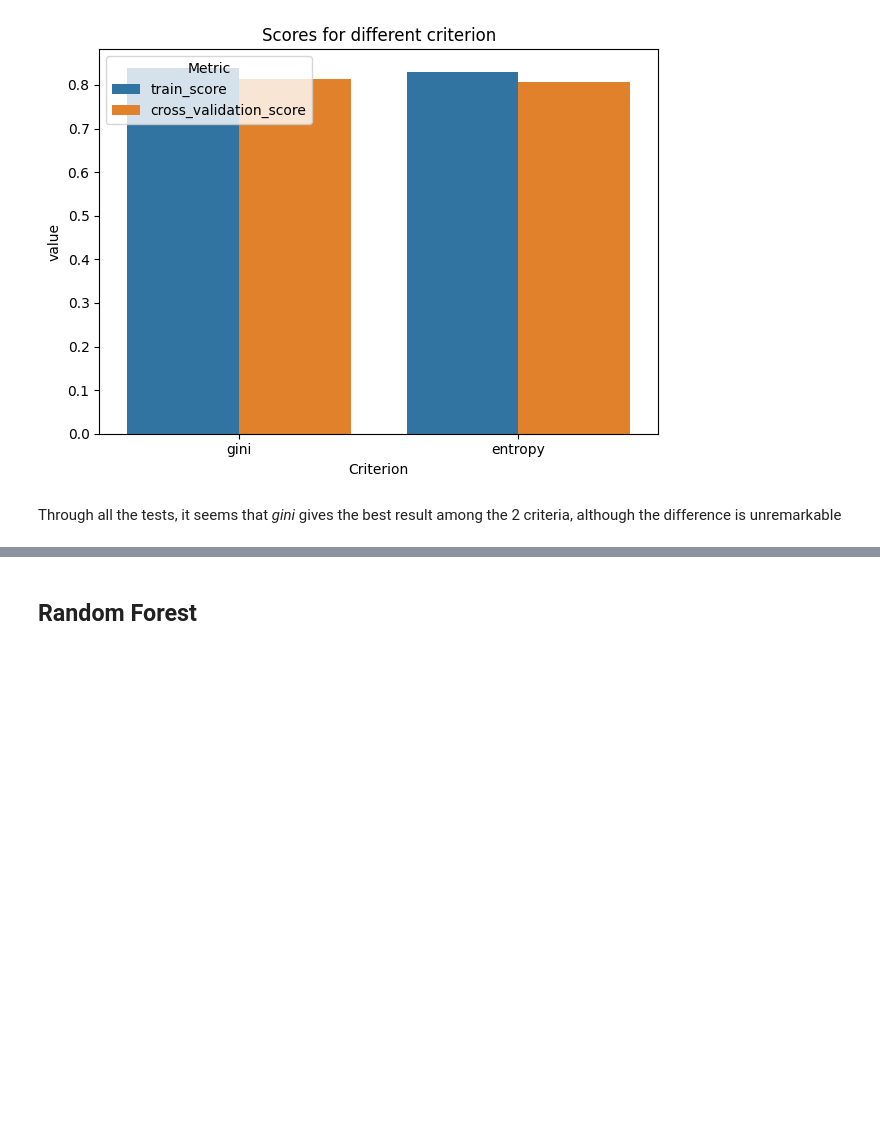
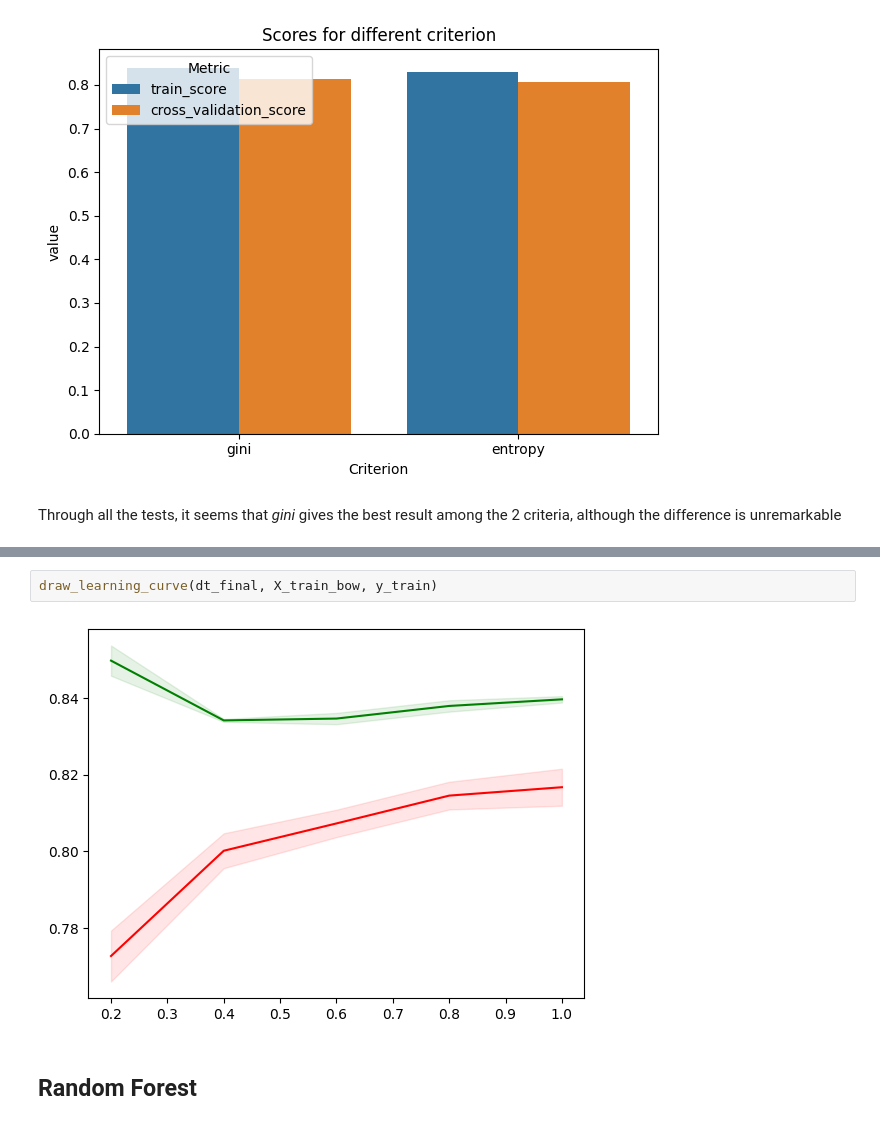
Before and after one commit to auphong2707/emotion-dectection-from-text, a Jupyter notebook: EDFT.ipynb, the cells around one changed output, grey strips where cells are left out. Cells and saved outputs as stored; diff of their text form; blank space fills up the shorter version.

```diff
--- a/EDFT.ipynb
+++ b/EDFT.ipynb
@@ -840,3 +873,7 @@ Through all the tests, it seems that *gini* gives the best result among the 2 cr
+# %%
+draw_learning_curve(dt_final, X_train_bow, y_train)
+# %% [output]
+[figure, added]
 # %% [markdown]
 ## Random Forest
 # %%
```
Also changed, not shown: parts of 13 cells of this notebook.
